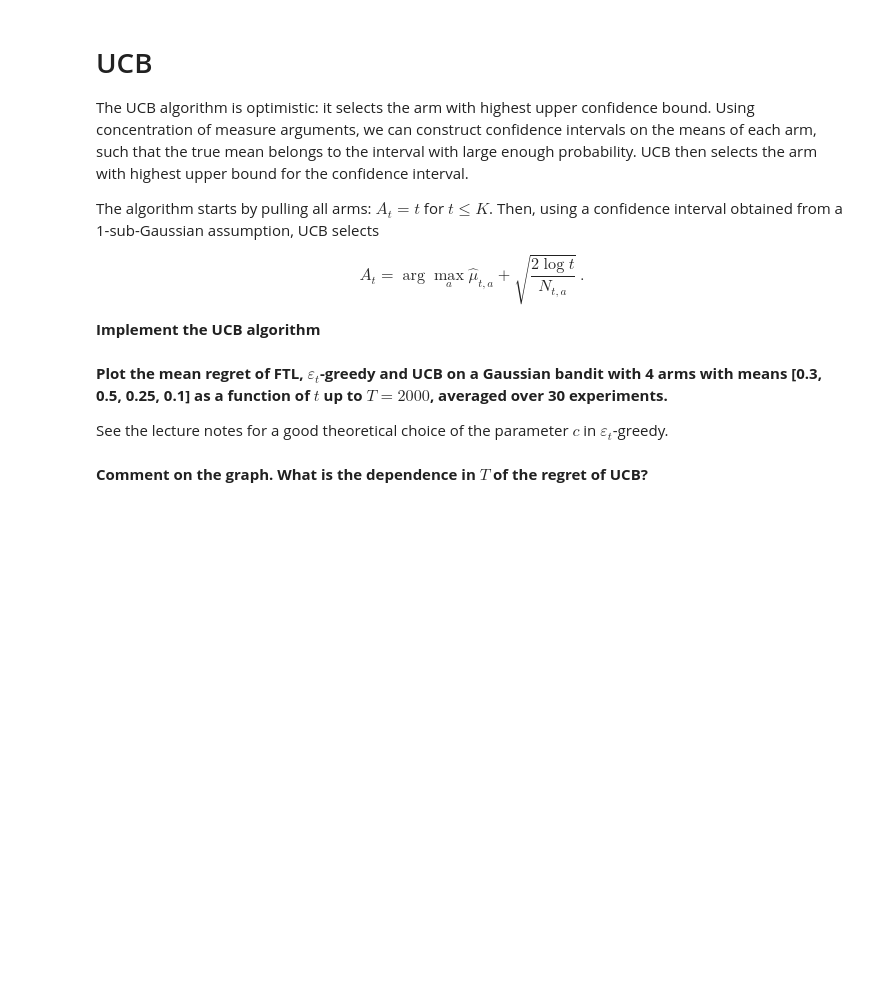
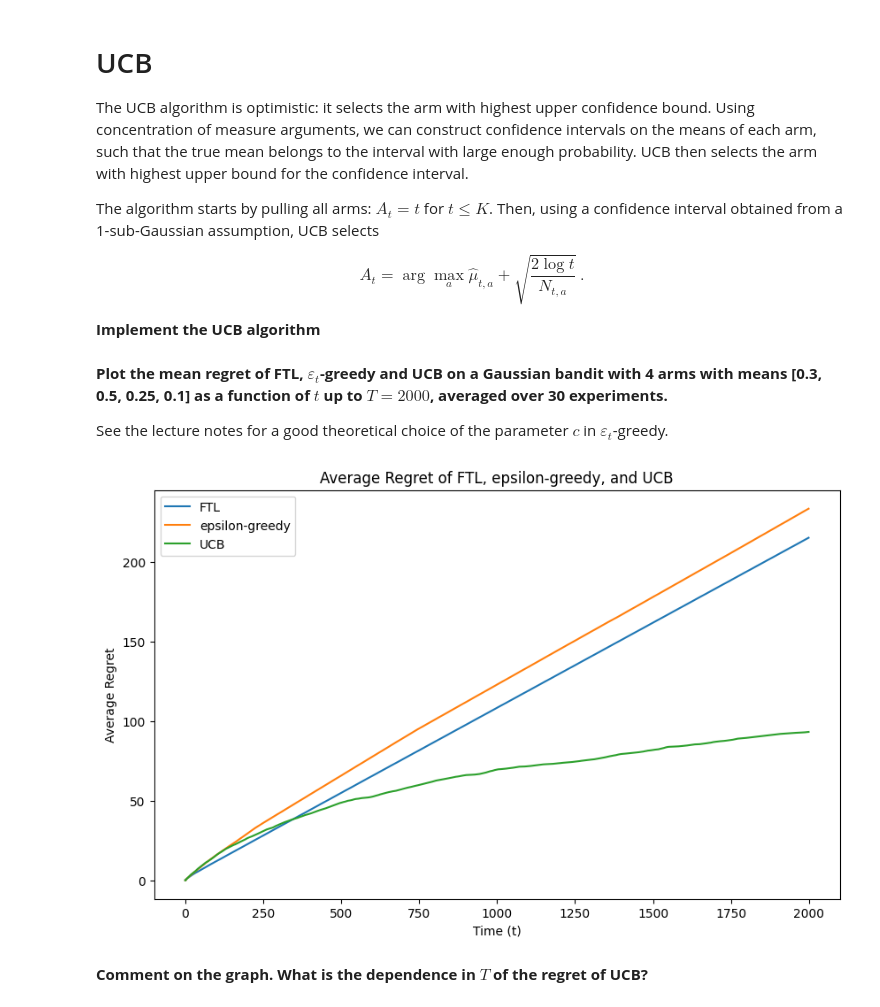
Before and after one commit to benech17/Reinforcement-Learning-SDIA, a Jupyter notebook: TP3/Bandit.ipynb, the cells around one changed output. Saved outputs shown, nothing was run; the diff lists cells and outputs as text; code cells hidden in the pictures; blank space fills up the shorter version.

```diff
--- a/TP3/Bandit.ipynb
+++ b/TP3/Bandit.ipynb
@@ -115,7 +125,12 @@ def FTL(emp_means, nb_pulls, t):
 
     Returns: int; arm selected by FTL
     """
-    #TODO
+    # At the beginning, if any arm hasn't been pulled yet, pull it
+    if 0 in nb_pulls:
+        return np.argmin(nb_pulls)
+
+    # Otherwise, choose the arm with the highest empirical mean
+    return np.argmax(emp_means)
 # %% [markdown]
 **Plot the mean regret of FTL on a Gaussian bandit with 4 arms with means [0.3, 0.5, 0.25, 0.1] as a function of $t$ up to $T = 2000$, averaged over 30 experiments.**
 # %%
@@ -166,11 +237,72 @@ def UCB(emp_means, nb_pulls, t):
 
     Returns: int; arm selected by UCB
     """
-    #TODO
+    K = len(emp_means)
+
+    # Check if t is less than K to pull each arm once initially
+    if t < K:
+        return t
+
+    # Calculate UCB for each arm
+    ucb_values = emp_means + np.sqrt((2 * np.log(t + 1)) / nb_pulls)
+
+    # Select the arm with the highest UCB value
+    return np.argmax(ucb_values)
 # %% [markdown]
 **Plot the mean regret of FTL, $\varepsilon_t$-greedy and UCB on a Gaussian bandit with 4 arms with means [0.3, 0.5, 0.25, 0.1] as a function of $t$ up to $T = 2000$, averaged over 30 experiments.**
 
 See the lecture notes for a good theoretical choice of the parameter $c$ in $\varepsilon_t$-greedy.
+# %%
+def run_bandit_experiment(bandit, algorithm, T, num_experiments, **kwargs):
+    total_regrets = np.zeros(T)
+
+    for _ in range(num_experiments):
+        bandit_instance = bandit()
+        emp_means = np.zeros(len(bandit_instance.means))
+        nb_pulls = np.zeros(len(bandit_instance.means))
+        regrets = np.zeros(T)
+
+        for t in range(T):
+            arm = algorithm(emp_means, nb_pulls, t, **kwargs)
+            reward = bandit_instance.sample(arm)
+            nb_pulls[arm] += 1
+            emp_means[arm] += (reward - emp_means[arm]) / nb_pulls[arm]
+
+            # Update regret
+            optimal_reward = max(bandit_instance.means)
+            regrets[t] = optimal_reward - bandit_instance.means[arm]
+
+        total_regrets += np.cumsum(regrets)
+
+    # Average over all experiments
+    return total_regrets / num_experiments
+
+# Bandit definition
+means = [0.3, 0.5, 0.25, 0.1]
+GaussianBandit4 = lambda: GaussianBandit(means)
+
+# Parameters for the experiment
+T = 2000
+num_experiments = 30
+c = 1.0  # Theoretical choice of c for epsilon-greedy
+
+# Run experiments for each algorithm
+regret_FTL = run_bandit_experiment(GaussianBandit4, FTL, T, num_experiments)
+regret_eps_greedy = run_bandit_experiment(GaussianBandit4, eps_greedy, T, num_experiments, c=c)
+regret_UCB = run_bandit_experiment(GaussianBandit4, UCB, T, num_experiments)
+
+# Plotting the results
+plt.figure(figsize=(10, 6))
+plt.plot(range(T), regret_FTL, label="FTL")
+plt.plot(range(T), regret_eps_greedy, label="epsilon-greedy")
+plt.plot(range(T), regret_UCB, label="UCB")
+plt.xlabel("Time (t)")
+plt.ylabel("Average Regret")
+plt.title("Average Regret of FTL, epsilon-greedy, and UCB")
+plt.legend()
+plt.show()
+# %% [output]
+[figure, added]
 # %% [markdown]
 **Comment on the graph. What is the dependence in $T$ of the regret of UCB?**
 # %% [markdown]
```
Also changed, not shown: parts of 9 cells of this notebook.
